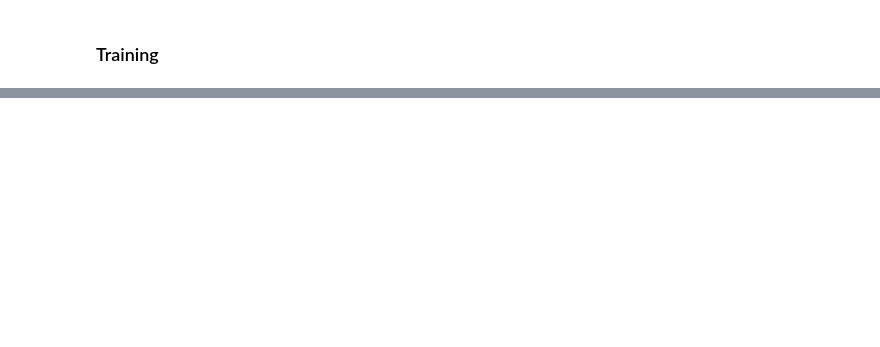
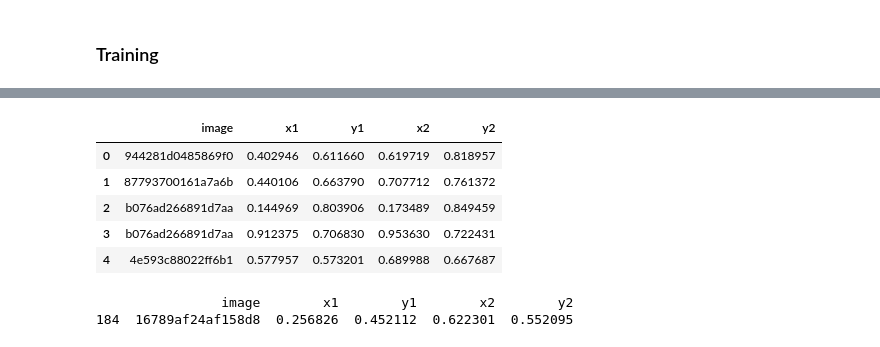
Before and after one commit to Gabmelom/plate-vision, a Jupyter notebook: plate-vision.ipynb, the cells around one changed output, grey strips where cells are left out. Cells and saved outputs as stored; diff of their text form; code cells hidden in the pictures; blank space fills up the shorter version.

```diff
--- a/plate-vision.ipynb
+++ b/plate-vision.ipynb
@@ -19,6 +19,7 @@ from tensorflow.keras.preprocessing.image import load_img, img_to_array
 # label_folder = "./data/kaggle/labels/"
 image_folder = "./data/imgs/"
 label_folder = "./data/labels/"
+test_folder = "./data/test/"
 sample_size = 5000
 # %% [markdown]
 ## Data processing
@@ -222,0 +237,20 @@ def train_model():
+# %%
+# Load model on CPU
+test_df = load_dataframe(test_folder)
+# model = tf.keras.models.load_model("plate_detection2.h5")
+# %%
+test_df.head()
+# %% [output]
+|  | image | x1 | y1 | x2 | y2 |
+| 0 | 944281d0485869f0 | 0.402946 | 0.611660 | 0.619719 | 0.818957 |
+| 1 | 87793700161a7a6b | 0.440106 | 0.663790 | 0.707712 | 0.761372 |
+| 2 | b076ad266891d7aa | 0.144969 | 0.803906 | 0.173489 | 0.849459 |
+| 3 | b076ad266891d7aa | 0.912375 | 0.706830 | 0.953630 | 0.722431 |
+| 4 | 4e593c88022ff6b1 | 0.577957 | 0.573201 | 0.689988 | 0.667687 |
+# %%
+# Print image row 16789af24af158d8
+row = test_df[test_df["image"] == "16789af24af158d8"]
+print(row)
+# %% [output]
+                image        x1        y1        x2        y2
+184  16789af24af158d8  0.256826  0.452112  0.622301  0.552095
```
Also changed, not shown: parts of 15 cells of this notebook, 1 other file.
